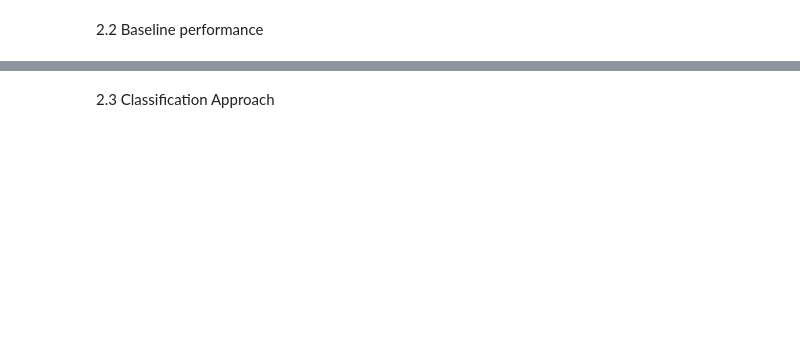
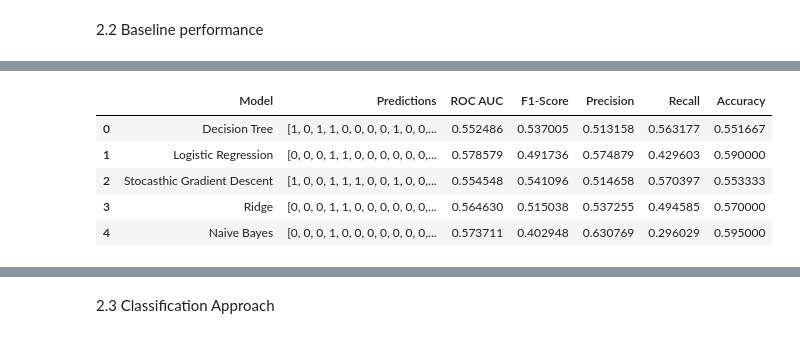
Before and after one commit to Mattia26/Coursework1_DMS140, a Jupyter notebook: Untitled.ipynb, the cells around one changed output, grey strips where cells are left out. Cells and saved outputs as stored; diff of their text form; code cells hidden in the pictures; blank space fills up the shorter version.

```diff
--- a/Untitled.ipynb
+++ b/Untitled.ipynb
@@ -277,0 +462,9 @@ scores_df
+# %%
+l_scores_df
+# %% [output]
+|  | Model | Predictions | ROC AUC | F1-Score | Precision | Recall | Accuracy |
+| 0 | Decision Tree | [1, 0, 1, 1, 0, 0, 0, 0, 1, 0, 0,... | 0.552486 | 0.537005 | 0.513158 | 0.563177 | 0.551667 |
+| 1 | Logistic Regression | [0, 0, 0, 1, 1, 0, 0, 0, 0, 0, 0,... | 0.578579 | 0.491736 | 0.574879 | 0.429603 | 0.590000 |
+| 2 | Stocasthic Gradient Descent | [1, 0, 0, 1, 1, 1, 0, 0, 1, 0, 0,... | 0.554548 | 0.541096 | 0.514658 | 0.570397 | 0.553333 |
+| 3 | Ridge | [0, 0, 0, 1, 1, 0, 0, 0, 0, 0, 0,... | 0.564630 | 0.515038 | 0.537255 | 0.494585 | 0.570000 |
+| 4 | Naive Bayes | [0, 0, 0, 1, 0, 0, 0, 0, 0, 0, 0,... | 0.573711 | 0.402948 | 0.630769 | 0.296029 | 0.595000 |
```
Also changed, not shown: parts of 42 cells of this notebook.
